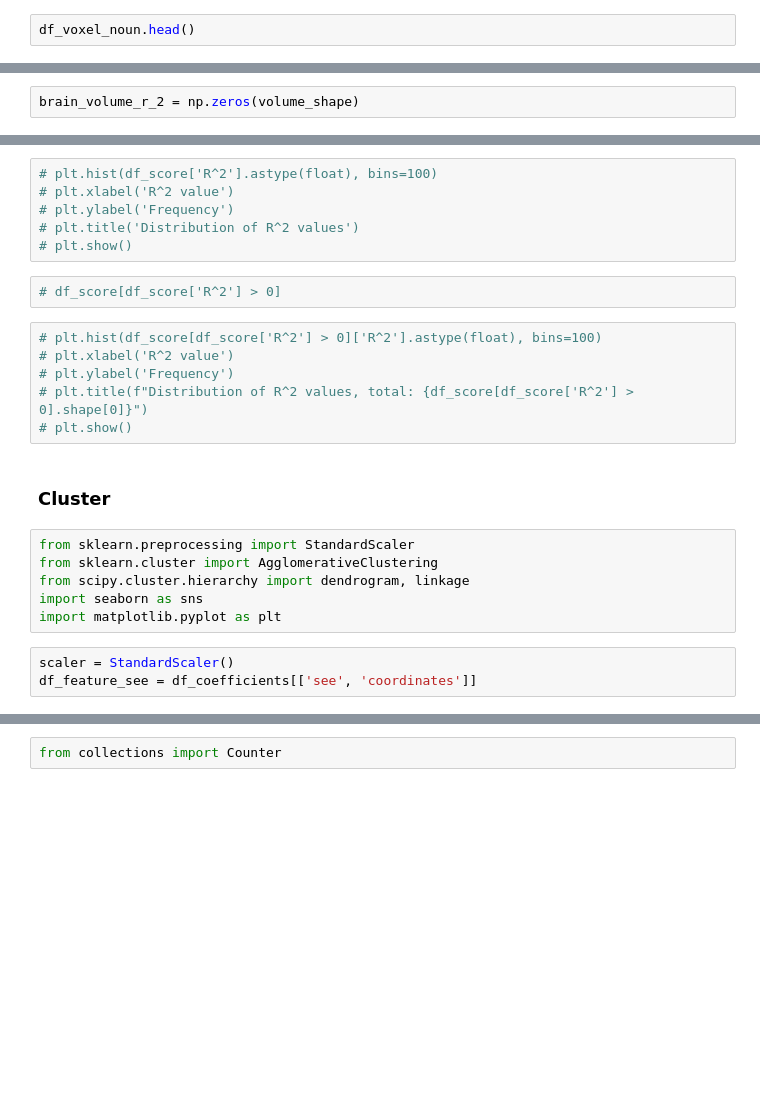
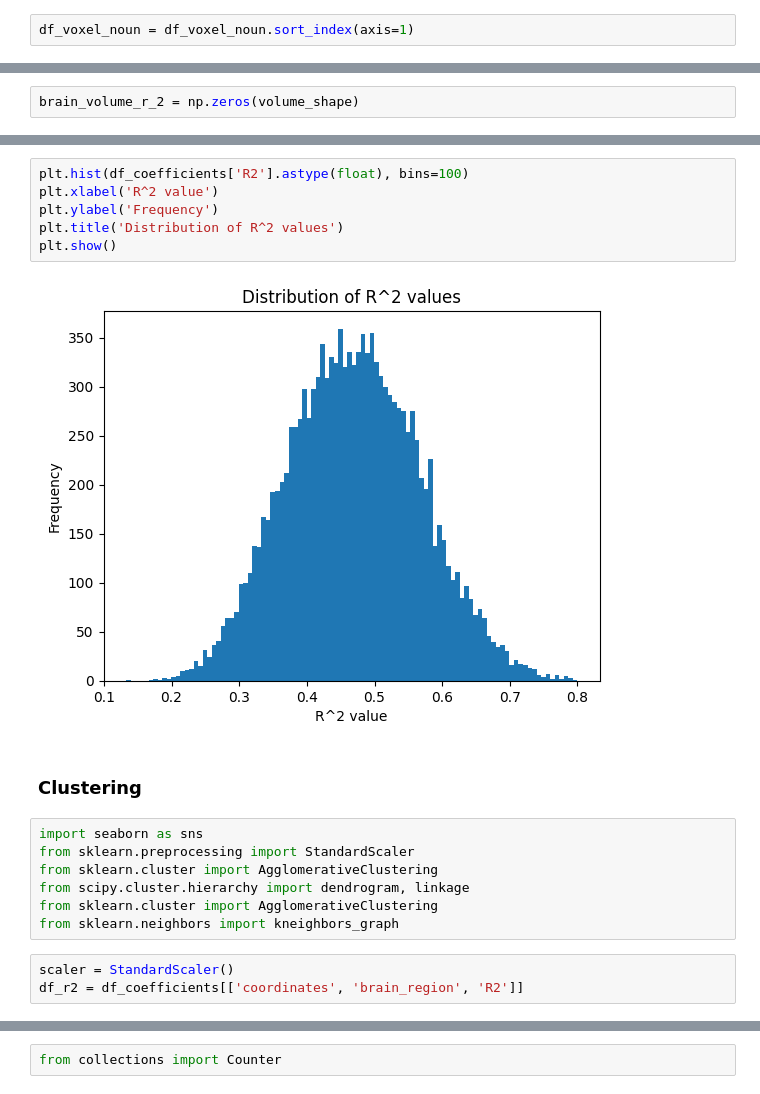
Before and after one commit to gosh-a/semantic-dimensions-in-brain, a Jupyter notebook: semantic_features.ipynb, the cells around one changed output, grey strips where cells are left out. Cells and saved outputs as stored; diff of their text form; blank space fills up the shorter version.

```diff
--- a/semantic_features.ipynb
+++ b/semantic_features.ipynb
@@ -69,4 +111,4 @@ for word in arrays.keys():
 # %%
 df_voxel_noun = pd.DataFrame.from_dict(averaged_arrays)
 # %%
-df_voxel_noun.head()
+df_voxel_noun = df_voxel_noun.sort_index(axis=1)
@@ -241,25 +254,20 @@ plot_glass_brain(nii_image_r_2, display_mode='ortho', colorbar=True, plot_abs=Fa
 # %%
-# plt.hist(df_score['R^2'].astype(float), bins=100)
-# plt.xlabel('R^2 value')
-# plt.ylabel('Frequency')
-# plt.title('Distribution of R^2 values')
-# plt.show()
+plt.hist(df_coefficients['R2'].astype(float), bins=100)
+plt.xlabel('R^2 value')
+plt.ylabel('Frequency')
+plt.title('Distribution of R^2 values')
+plt.show()
+# %% [output]
+[figure, added]
-# %%
-# df_score[df_score['R^2'] > 0]
-# %%
-# plt.hist(df_score[df_score['R^2'] > 0]['R^2'].astype(float), bins=100)
-# plt.xlabel('R^2 value')
-# plt.ylabel('Frequency')
-# plt.title(f"Distribution of R^2 values, total: {df_score[df_score['R^2'] > 0].shape[0]}")
-# plt.show()
 # %% [markdown]
-### Cluster
+### Clustering
 # %%
+import seaborn as sns
 from sklearn.preprocessing import StandardScaler
 from sklearn.cluster import AgglomerativeClustering
 from scipy.cluster.hierarchy import dendrogram, linkage
-import seaborn as sns
-import matplotlib.pyplot as plt
+from sklearn.cluster import AgglomerativeClustering
+from sklearn.neighbors import kneighbors_graph
 # %%
 scaler = StandardScaler()
-df_feature_see = df_coefficients[['see', 'coordinates']]
+df_r2 = df_coefficients[['coordinates', 'brain_region', 'R2']]
```
Also changed, not shown: parts of 156 cells of this notebook.
